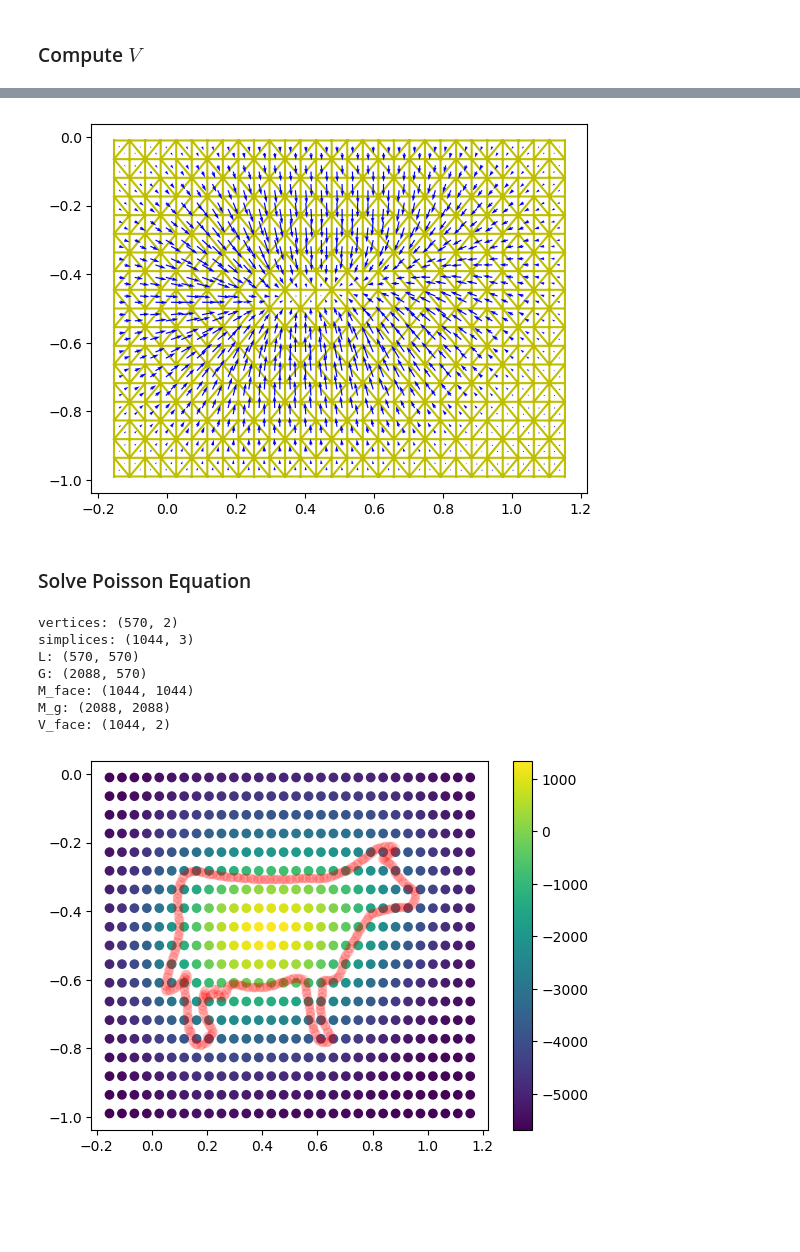
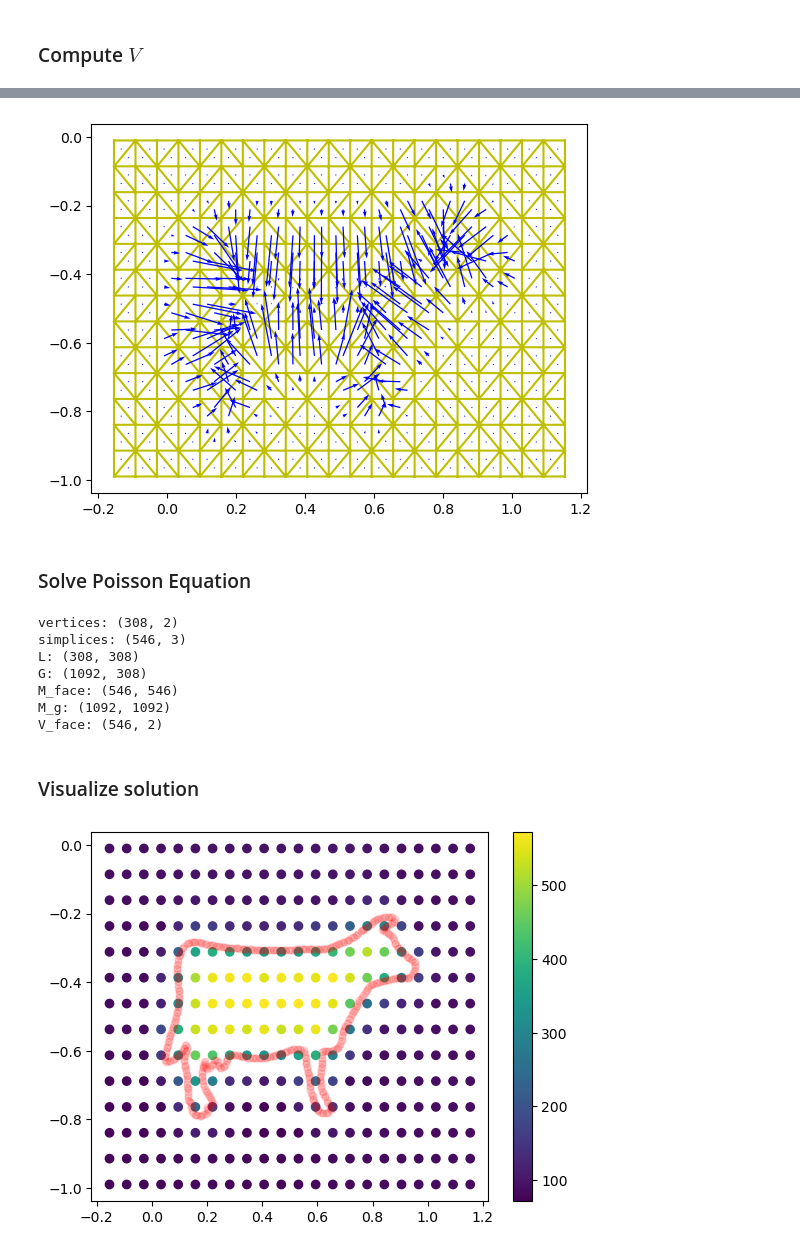
Before and after one commit to lfogarty98/psr_project, a Jupyter notebook: psr.ipynb, the cells around one changed output, grey strips where cells are left out. Saved outputs shown, nothing was run; the diff lists cells and outputs as text; code cells hidden in the pictures; blank space fills up the shorter version.

```diff
--- a/psr.ipynb
+++ b/psr.ipynb
@@ -45,7 +69,7 @@ def compute_grid(X, min_x, max_x, min_y, max_y, cell_size=0.1, padding=0.2):
 # %%
 # define grid domain
 bounding_box = compute_bounding_box(X)
-regular_grid = compute_grid(X, *bounding_box, cell_size=0.03, padding=0.2)
+regular_grid = compute_grid(X, *bounding_box, cell_size=0.04, padding=0.2)
 
 points = np.array([regular_grid[0].ravel(), regular_grid[1].ravel()]).T
 print(points.shape)
@@ -94,7 +118,7 @@ def compute_gradient_per_face(triangulation, V):
     return F
 # %%
 # visualize V for each vertex
-V_vertex = compute_gradient_per_vertex(points, X, N, sigma=0.1)
+V_vertex = compute_gradient_per_vertex(points, X, N, sigma=0.02)
 plt.quiver(points[:,0], points[:,1], V_vertex[:,0], V_vertex[:,1])
 plt.show()
 # %% [output]
@@ -107,7 +131,7 @@ centroids = np.mean(points[triangulation.simplices], axis=1)
 plt.quiver(centroids[:,0], centroids[:,1], V_face[:,0], V_face[:,1], color='blue', scale_units='xy')
 plt.show()
 # %% [output]
-[figure, old version]
+[figure, new version]
 # %% [markdown]
 ### Solve Poisson Equation ###
 # %%
@@ -159,18 +182,20 @@ print(f'M_face: {M_face.shape}') #m, #m
 print(f'M_g: {M_g.shape}') #2*m, 2*m
 print(f'V_face: {V_face.shape}') #m, 2
 # %% [output]
-vertices: (570, 2)
-simplices: (1044, 3)
-L: (570, 570)
-G: (2088, 570)
-M_face: (1044, 1044)
-M_g: (2088, 2088)
-V_face: (1044, 2)
+vertices: (308, 2)
+simplices: (546, 3)
+L: (308, 308)
+G: (1092, 308)
+M_face: (546, 546)
+M_g: (1092, 1092)
+V_face: (546, 2)
+# %% [markdown]
+### Visualize solution ###
 # %%
 # visualize the solution for every vertex
 plt.scatter(points[:, 0], points[:, 1], cmap='viridis', c=c) # with piecewise linear hat function basis, implicit function value at each vertex is just the corresponding coefficient
-plt.plot(X[:,0], X[:,1], 'o', color='r', alpha=0.1)
+plt.plot(X[:,0], X[:,1], 'o', color='r', alpha=0.1, markersize=5)
 plt.colorbar()
 plt.show()
 # %% [output]
-[figure, old version]
+[figure, new version]
```
Also changed, not shown: parts of 8 cells of this notebook, 2 other files.
